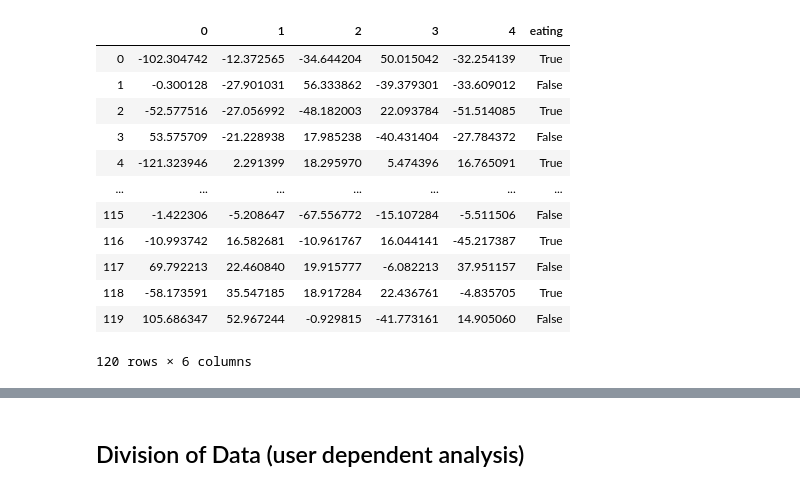
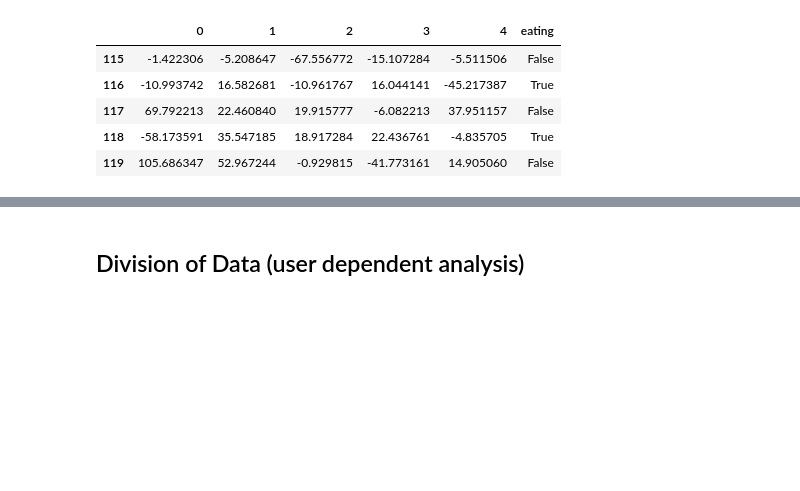
Before and after one commit to GiveThanksAlways/Data-Mining, a Jupyter notebook: project2.ipynb, the cells around one changed output, grey strips where cells are left out. Cells and saved outputs as stored; diff of their text form; code cells hidden in the pictures; blank space fills up the shorter version.

```diff
--- a/project2.ipynb
+++ b/project2.ipynb
@@ -6,21 +10,14 @@ from sklearn.metrics import precision_recall_fscore_support
 import matplotlib.pyplot as plt
 # %%
 new_feature_space = pd.read_csv('new_feature_space.csv')
-new_feature_space
+new_feature_space.tail()
 # %% [output]
 |  | 0 | 1 | 2 | 3 | 4 | eating |
-| 0 | -102.304742 | -12.372565 | -34.644204 | 50.015042 | -32.254139 | True |
-| 1 | -0.300128 | -27.901031 | 56.333862 | -39.379301 | -33.609012 | False |
-| 2 | -52.577516 | -27.056992 | -48.182003 | 22.093784 | -51.514085 | True |
-| 3 | 53.575709 | -21.228938 | 17.985238 | -40.431404 | -27.784372 | False |
-| 4 | -121.323946 | 2.291399 | 18.295970 | 5.474396 | 16.765091 | True |
-| ... | ... | ... | ... | ... | ... | ... |
 | 115 | -1.422306 | -5.208647 | -67.556772 | -15.107284 | -5.511506 | False |
 | 116 | -10.993742 | 16.582681 | -10.961767 | 16.044141 | -45.217387 | True |
 | 117 | 69.792213 | 22.460840 | 19.915777 | -6.082213 | 37.951157 | False |
 | 118 | -58.173591 | 35.547185 | 18.917284 | 22.436761 | -4.835705 | True |
 | 119 | 105.686347 | 52.967244 | -0.929815 | -41.773161 | 14.905060 | False |
-120 rows × 6 columns
 # %%
 def print_precision_recall_F1score(precision,recall,F1score):
     for i, item in enumerate(('eating class ', 'non eating class ')):
```
Also changed, not shown: parts of 10 cells of this notebook.
